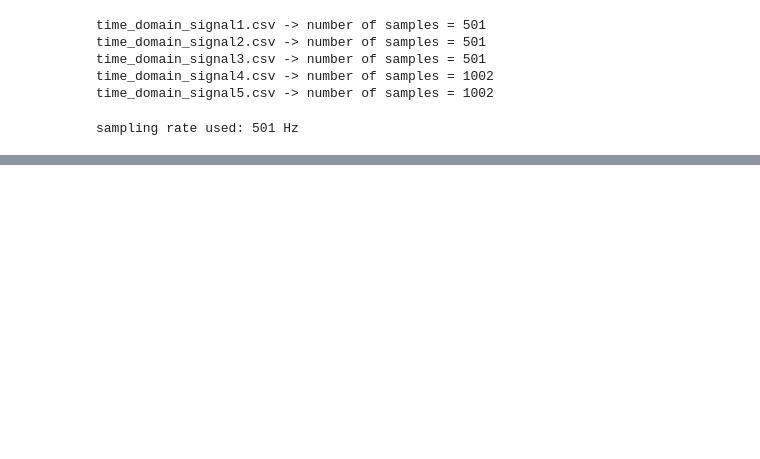
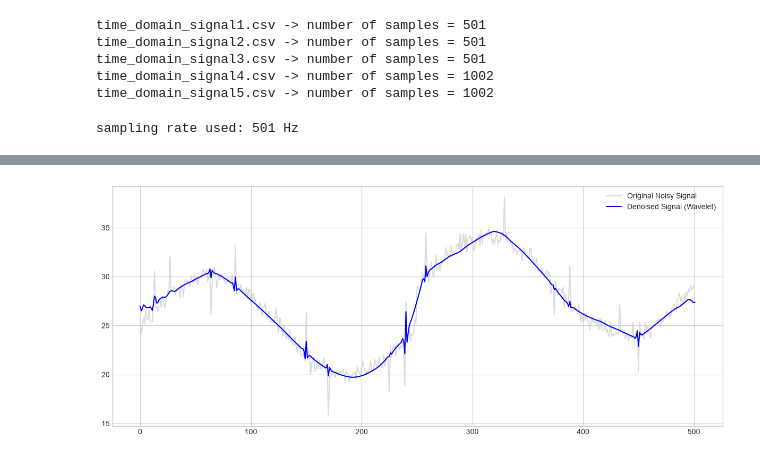
Before and after one commit to Kavi-Cs/FFT---with-Python, a Jupyter notebook: simple_fft_wavelet (1).ipynb, the cells around one changed output, grey strips where cells are left out. Cells and saved outputs as stored; diff of their text form; code cells hidden in the pictures; blank space fills up the shorter version.

```diff
--- a/simple_fft_wavelet (1).ipynb
+++ b/simple_fft_wavelet (1).ipynb
@@ -61,0 +97,22 @@ Signal 5: strongest frequency = 5.00 Hz
+# %%
+try:
+    noisy_signal = pd.read_csv('noisy_signal_1.csv', header=None).values.flatten()
+    transient = pd.read_csv('transient1.csv', header=None).values.flatten()
+except FileNotFoundError:
+    pass
+# %%
+def denoise_signal(data, wavelet='db4', level=1):
+    coeffs = pywt.wavedec(data, wavelet, mode='per')
+    sigma = (1/0.6745) * np.median(np.abs(coeffs[-1] - np.median(coeffs[-1])))
+    uthresh = sigma * np.sqrt(2 * np.log(len(data)))
+    coeffs_thresh = [coeffs[0]] + [pywt.threshold(c, value=uthresh, mode='soft') for c in coeffs[1:]]
+    return pywt.waverec(coeffs_thresh, wavelet, mode='per')
+denoised_signal = denoise_signal(noisy_signal, wavelet='sym4', level=2)
+plt.figure(figsize=(12, 5))
+plt.plot(noisy_signal, label='Original Noisy Signal', color='lightgray', alpha=0.8)
+plt.plot(denoised_signal, label='Denoised Signal (Wavelet)', color='blue', linewidth=1.5)
+plt.legend()
+plt.tight_layout()
+plt.show()
+# %% [output]
+[figure, added]
```
Also changed, not shown: parts of 11 cells of this notebook.
